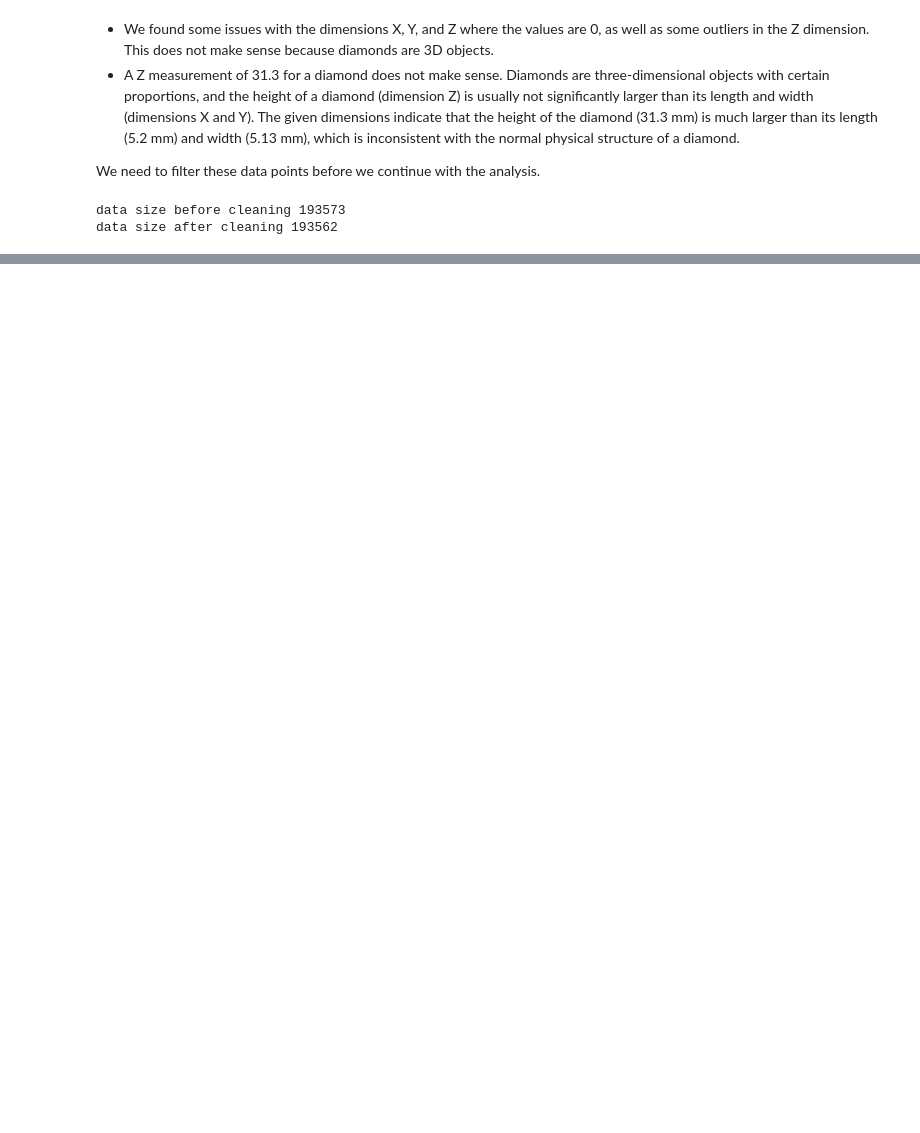
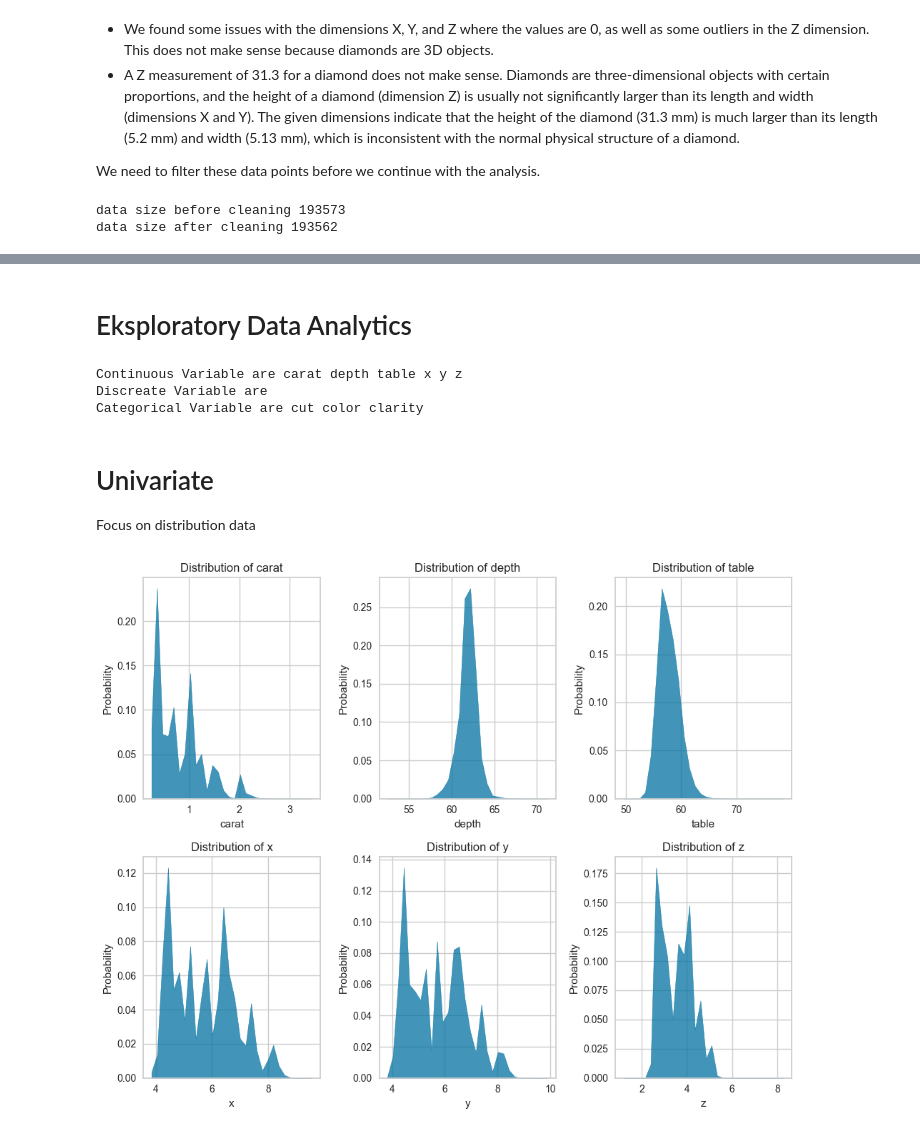
Before and after one commit to bayuzen19/DiamondPricePrediction, a Jupyter notebook: notebooks/eda.ipynb, the cells around one changed output, grey strips where cells are left out. Drawn from its saved outputs; the diff is of its cells as text; code cells hidden in the pictures; blank space fills up the shorter version.

```diff
--- a/notebooks/eda.ipynb
+++ b/notebooks/eda.ipynb
@@ -125,0 +147,38 @@ df.describe()
+# %% [markdown]
+# Eksploratory Data Analytics
+# %%
+con_var = [
+    var for var in df.columns if df[var].dtype !="O" and df[var].nunique()>20 and var!="id" and var!="price"
+]
+
+dis_var = [
+    var for var in df.columns if df[var].dtype !="O"  and df[var].nunique()<=20 and var!="id"
+]
+
+cat_var = [
+    var for var in df.columns if df[var].dtype =="O"
+]
+
+print(f'Continuous Variable are {" ".join(con_var)}')
+print(f'Discreate Variable are {" ".join(dis_var)}')
+print(f'Categorical Variable are {" ".join(cat_var)}')
+# %% [output]
+Continuous Variable are carat depth table x y z
+Discreate Variable are
+Categorical Variable are cut color clarity
+# %% [markdown]
+# Univariate
+
+Focus on distribution data
+# %%
+plt.figure(figsize=(10,8))
+
+for i in range(1,len(con_var)+1):
+    plt.subplot(2,3,i)
+    sns.histplot(data=df,x=con_var[i-1],bins=30,stat="probability",element="poly")
+    plt.title(f"Distribution of {con_var[i-1]}")
+
+plt.tight_layout()
+plt.show()
+# %% [output]
+[figure, added]
```
Also changed, not shown: parts of 35 cells of this notebook, 2 other files.
